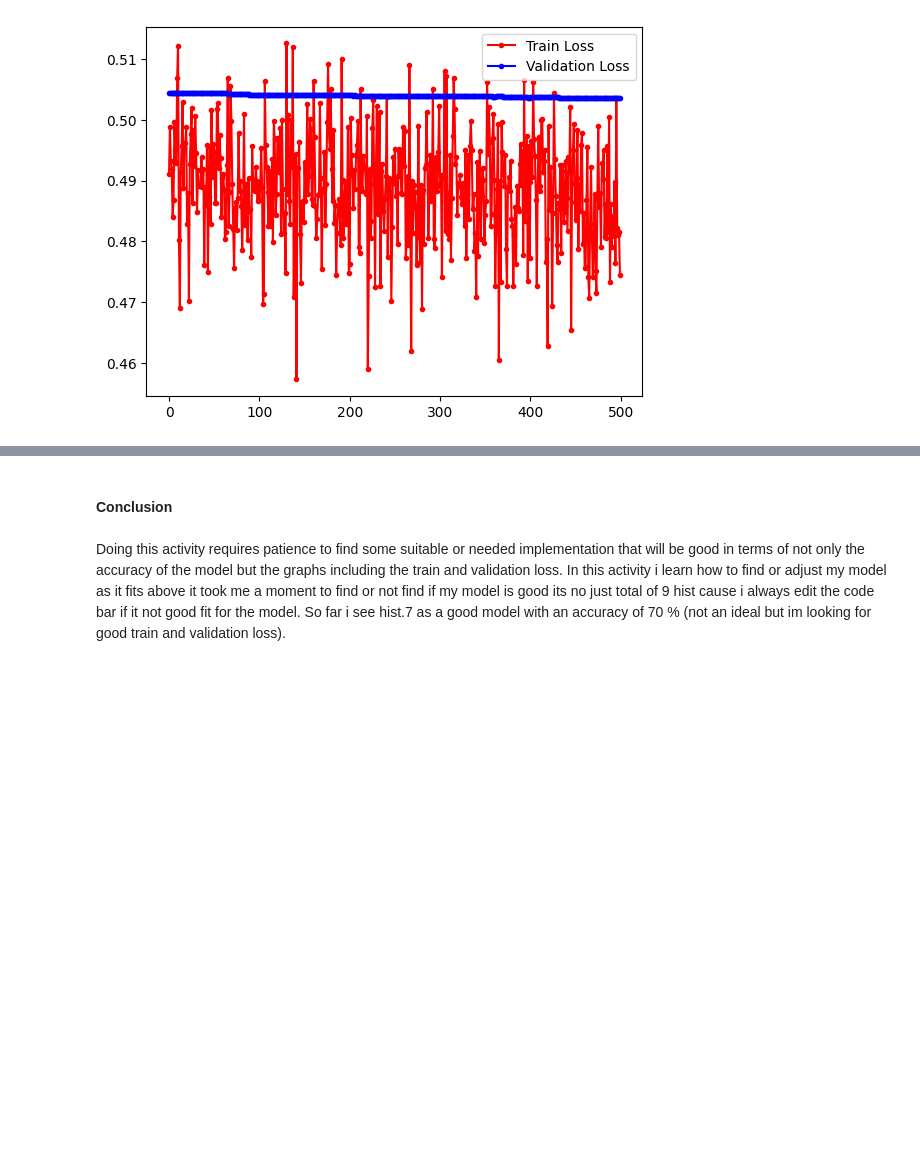
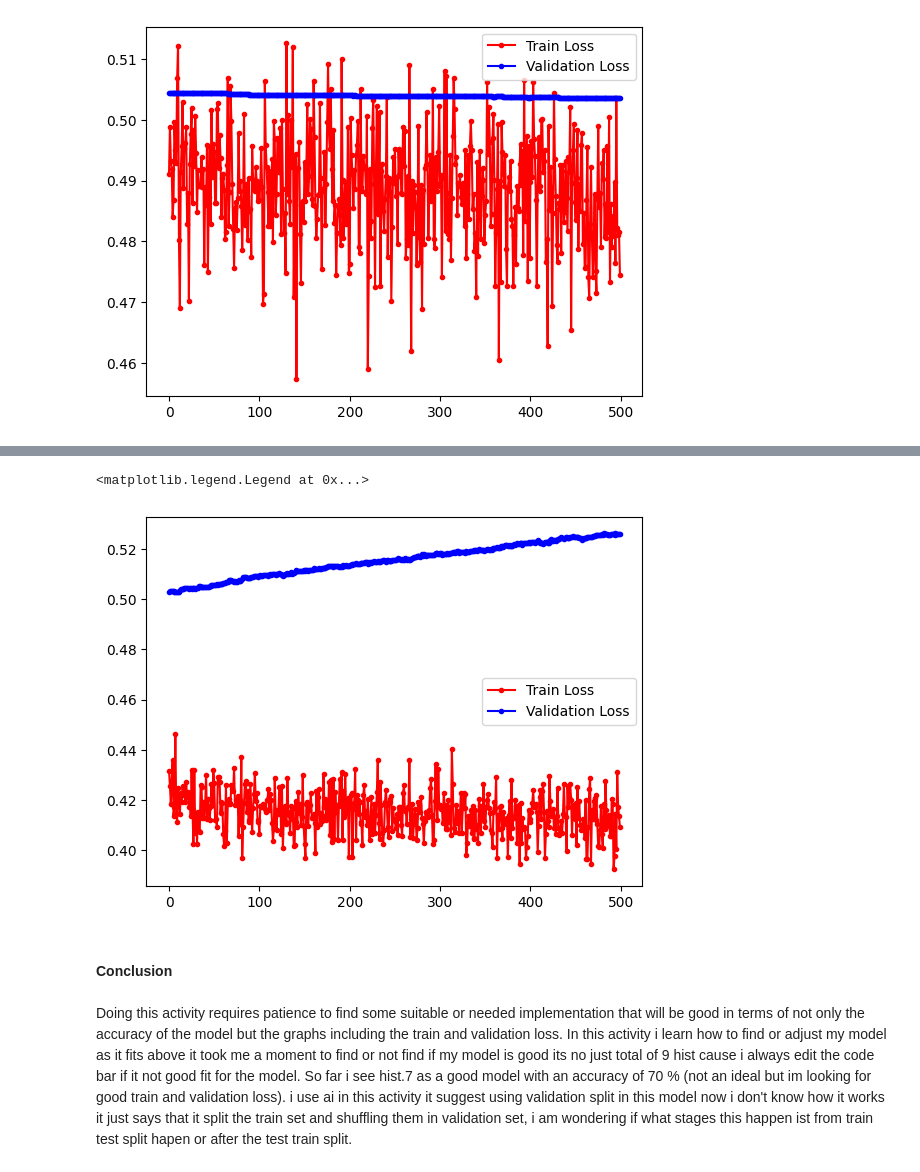
Before and after one commit to JomariIGL/CPE-313, a Jupyter notebook: Hands-on Activity 1.2 - Training Neural Networks.ipynb, the cells around one changed output, grey strips where cells are left out. Drawn from its saved outputs; the diff is of its cells as text; code cells hidden in the pictures; blank space fills up the shorter version.

```diff
--- a/Hands-on Activity 1.2 - Training Neural Networks.ipynb
+++ b/Hands-on Activity 1.2 - Training Neural Networks.ipynb
@@ -535,3 +535,6 @@ ax.legend()
 # %% [output]
 <matplotlib.legend.Legend at 0x...>
 [figure]
+# %%
+model2.compile(SGD(learning_rate = .005), "binary_crossentropy", metrics=["accuracy"])
+run_hist_10 = model2.fit(X_train_norm, y_train, validation_split= 0.2,epochs=500,verbose = 1,batch_size=32)
@@ -538,4 +559,12 @@ ax.legend()
+# %%
+fig, ax = plt.subplots()
+ax.plot(run_hist_10.history["loss"],'r', marker='.', label="Train Loss")
+ax.plot(run_hist_10.history["val_loss"],'b', marker='.', label="Validation Loss")
+ax.legend()
+# %% [output]
+<matplotlib.legend.Legend at 0x...>
+[figure, added]
 # %% [markdown]
 #### Conclusion
 # %% [markdown]
-Doing this activity requires patience to find some suitable or needed implementation that will be good in terms of not only the accuracy of the model but the graphs including the train and validation loss. In this activity i learn how to find or adjust my model as it fits above it took me a moment to find or not find if my model is good its no just total of 9 hist cause i always edit the code bar if it not good fit for the model. So far i see hist.7 as a good model with an accuracy of 70 % (not an ideal but im looking for good train and validation loss).
+Doing this activity requires patience to find some suitable or needed implementation that will be good in terms of not only the accuracy of the model but the graphs including the train and validation loss. In this activity i learn how to find or adjust my model as it fits above it took me a moment to find or not find if my model is good its no just total of 9 hist cause i always edit the code bar if it not good fit for the model. So far i see hist.7 as a good model with an accuracy of 70 % (not an ideal but im looking for good train and validation loss). i use ai in this activity it suggest using validation split in this model now i don't know how it works it just says that it split the train set and shuffling them in validation set, i am wondering if what stages this happen ist from train test split hapen or after the test train split.
```
Also changed, not shown: parts of 1 cell of this notebook.
